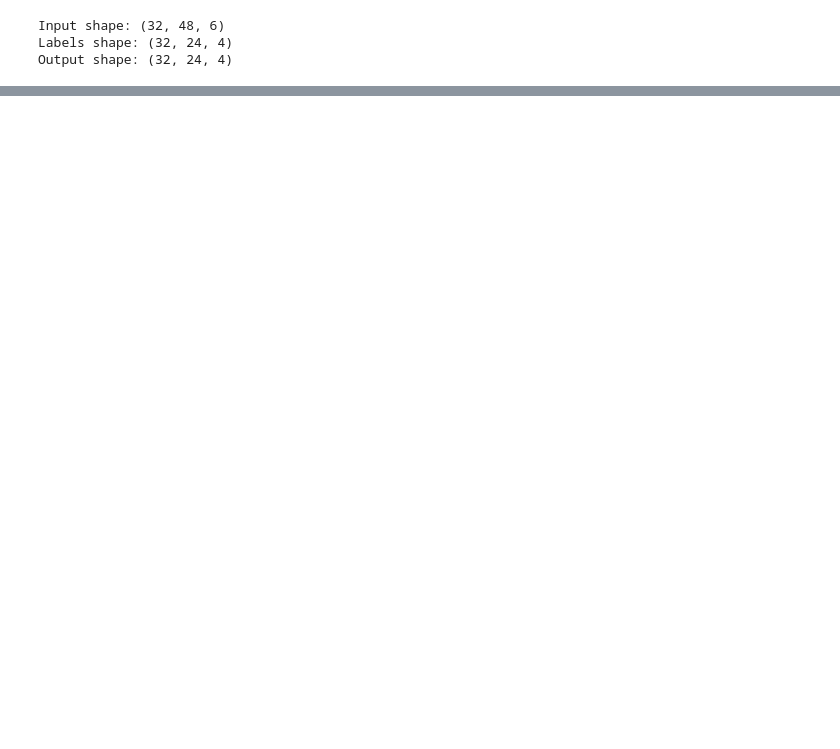
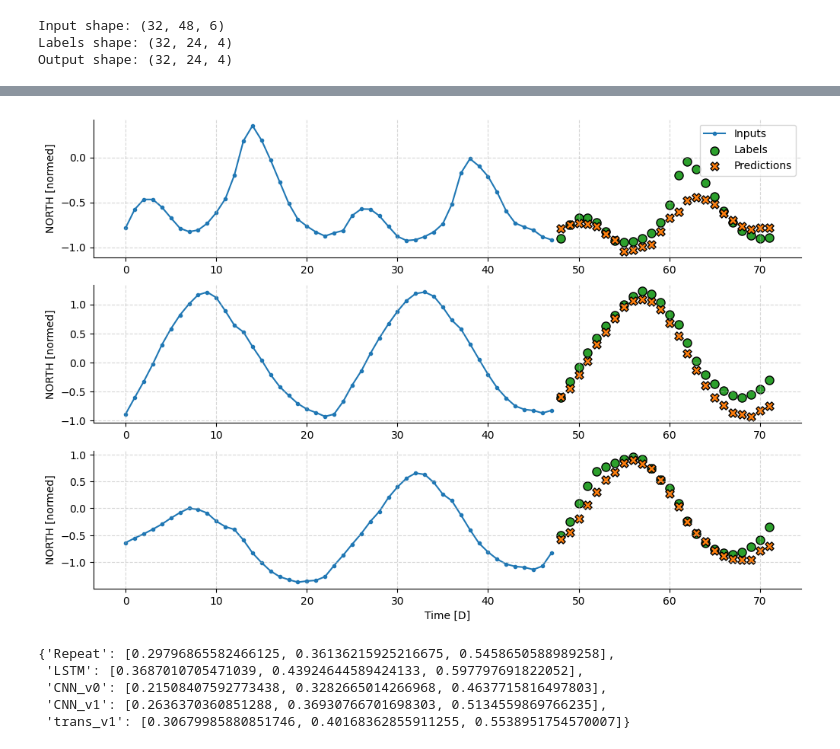
Before and after one commit to fabriziobasso/Time_Series_Files, a Jupyter notebook: TS_Study_0.ipynb, the cells around one changed output, grey strips where cells are left out. Cells and saved outputs as stored; diff of their text form; code cells hidden in the pictures; blank space fills up the shorter version.

```diff
--- a/TS_Study_0.ipynb
+++ b/TS_Study_0.ipynb
@@ -957,0 +1557,8 @@ WARNING:absl:Found untraced functions such as _update_step_xla, lstm_cell_10_lay
+# %%
+#transformer_v1.save(folders_nn+f'trans_v1')
+transformer_v1 = tf.keras.models.load_model(folders_nn+f'trans_v1')
+
+multi_val_performance['trans_v1'] = transformer_v1.evaluate(data_gen.val)
+multi_performance['trans_v1'] = transformer_v1.evaluate(data_gen.test)
+data_gen.plot(transformer_v1)
+# %% [output]
@@ -957,0 +1567,9 @@ WARNING:absl:Found untraced functions such as _update_step_xla, lstm_cell_10_lay
+[figure, added]
+# %%
+multi_performance
+# %% [output]
+{'Repeat': [0.29796865582466125, 0.36136215925216675, 0.5458650588989258],
+ 'LSTM': [0.3687010705471039, 0.43924644589424133, 0.597797691822052],
+ 'CNN_v0': [0.21508407592773438, 0.3282665014266968, 0.4637715816497803],
+ 'CNN_v1': [0.2636370360851288, 0.36930766701698303, 0.5134559869766235],
+ 'trans_v1': [0.30679985880851746, 0.40168362855911255, 0.5538951754570007]}
```
Also changed, not shown: parts of 48 cells of this notebook.
